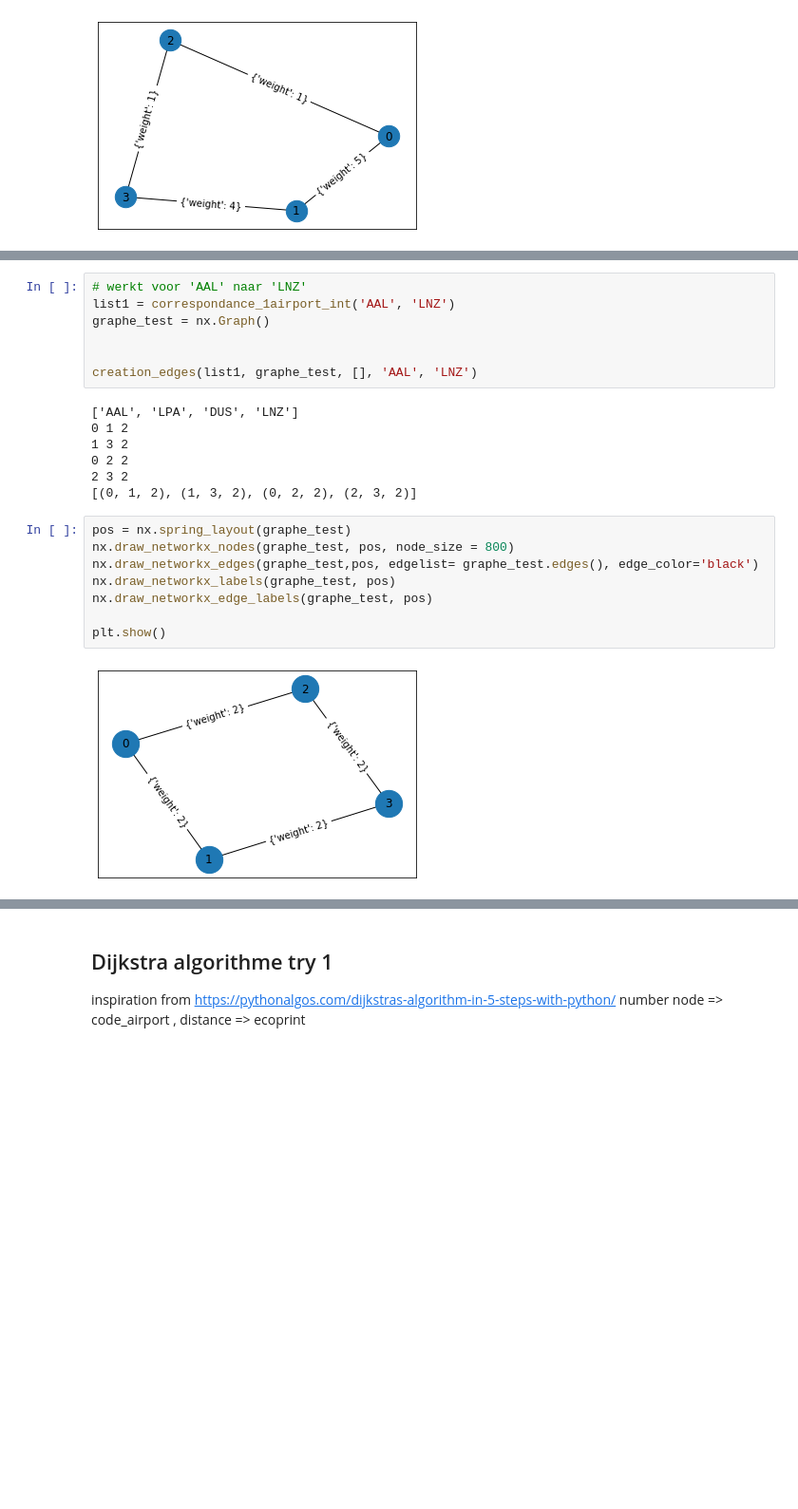
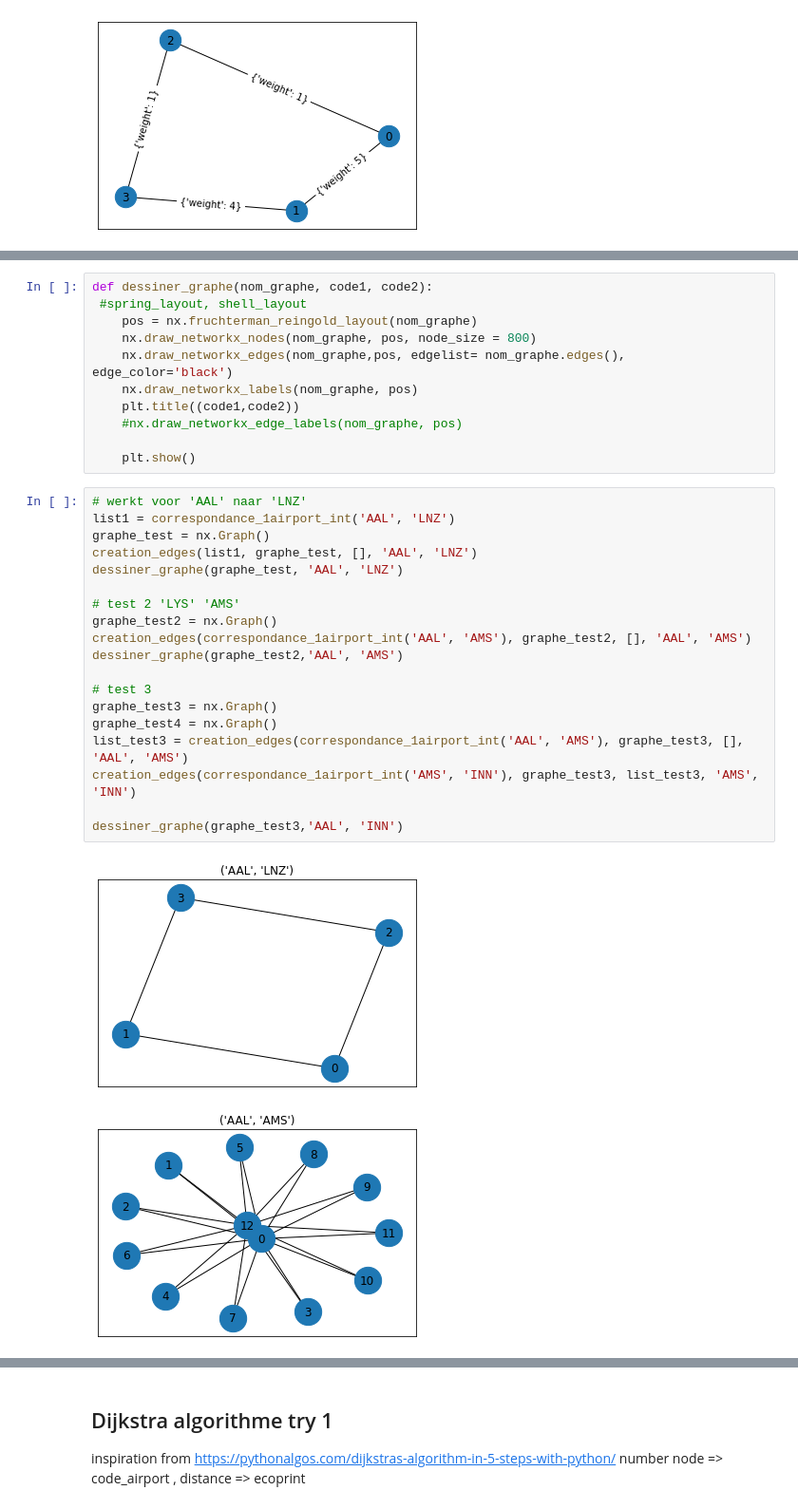
Before and after one commit to annevogel13/lifradaravion, a Jupyter notebook: NotebooksAnne/correspondance(1).ipynb, the cells around one changed output, grey strips where cells are left out. Shown at 95% size. Drawn from its saved outputs; the diff is of its cells as text; blank space fills up the shorter version.

Commit message:
derniere changements du graphe

```diff
--- a/NotebooksAnne/correspondance(1).ipynb
+++ b/NotebooksAnne/correspondance(1).ipynb
@@ -125,26 +125,35 @@ def creation_edges(listConnections, graphe, listReference, code1, code2):
     graphe.add_weighted_edges_from(listEdges)
     return listReference
-# %%
-# werkt voor 'AAL' naar 'LNZ'
-list1 = correspondance_1airport_int('AAL', 'LNZ')
-graphe_test = nx.Graph()
-
-
-creation_edges(list1, graphe_test, [], 'AAL', 'LNZ')
-# %% [output]
-['AAL', 'LPA', 'DUS', 'LNZ']
-0 1 2
-1 3 2
-0 2 2
-2 3 2
-[(0, 1, 2), (1, 3, 2), (0, 2, 2), (2, 3, 2)]
 # %%
-pos = nx.spring_layout(graphe_test)
-nx.draw_networkx_nodes(graphe_test, pos, node_size = 800)
-nx.draw_networkx_edges(graphe_test,pos, edgelist= graphe_test.edges(), edge_color='black')
-nx.draw_networkx_labels(graphe_test, pos)
-nx.draw_networkx_edge_labels(graphe_test, pos)
+def dessiner_graphe(nom_graphe, code1, code2):
+ #spring_layout, shell_layout
+    pos = nx.fruchterman_reingold_layout(nom_graphe)
+    nx.draw_networkx_nodes(nom_graphe, pos, node_size = 800)
+    nx.draw_networkx_edges(nom_graphe,pos, edgelist= nom_graphe.edges(), edge_color='black')
+    nx.draw_networkx_labels(nom_graphe, pos)
+    plt.title((code1,code2))
+    #nx.draw_networkx_edge_labels(nom_graphe, pos)
 
-plt.show()
+    plt.show()
-# %% [output]
-[figure, removed]
+# %%
+# werkt voor 'AAL' naar 'LNZ'
+list1 = correspondance_1airport_int('AAL', 'LNZ')
+graphe_test = nx.Graph()
+creation_edges(list1, graphe_test, [], 'AAL', 'LNZ')
+dessiner_graphe(graphe_test, 'AAL', 'LNZ')
+
+# test 2 'LYS' 'AMS'
+graphe_test2 = nx.Graph()
+creation_edges(correspondance_1airport_int('AAL', 'AMS'), graphe_test2, [], 'AAL', 'AMS')
+dessiner_graphe(graphe_test2,'AAL', 'AMS')
+
+# test 3
+graphe_test3 = nx.Graph()
+graphe_test4 = nx.Graph()
+list_test3 = creation_edges(correspondance_1airport_int('AAL', 'AMS'), graphe_test3, [], 'AAL', 'AMS')
+creation_edges(correspondance_1airport_int('AMS', 'INN'), graphe_test3, list_test3, 'AMS', 'INN')
+
+dessiner_graphe(graphe_test3,'AAL', 'INN')
+# %% [output]
+[figure, added]
+[figure, added]
```
Also changed, not shown: parts of 2 cells of this notebook.
